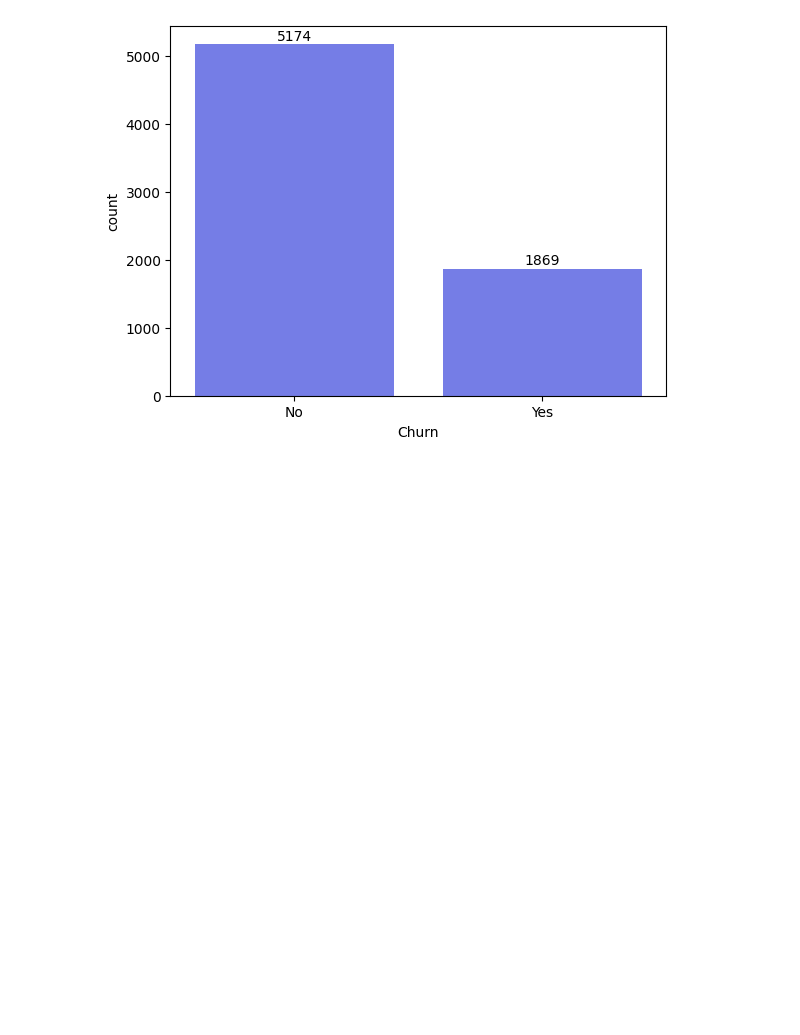
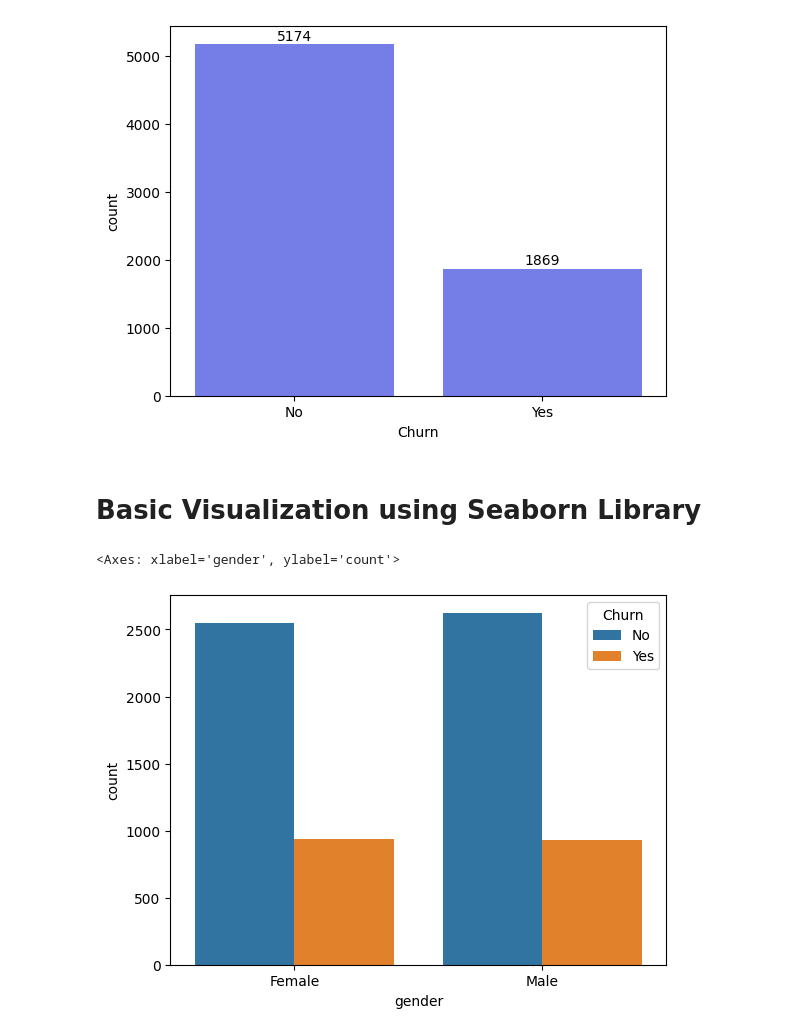
Before and after one commit to jahidhasan-dev/ML-in-python, a Jupyter notebook: class 07/class-07-practice.ipynb, the cells around one changed output. Drawn from its saved outputs; the diff is of its cells as text; code cells hidden in the pictures; blank space fills up the shorter version.

```diff
--- a/class 07/class-07-practice.ipynb
+++ b/class 07/class-07-practice.ipynb
@@ -138,5 +136,10 @@ for p in plt.gca().patches:
 plt.show()
 # %% [output]
 [figure]
+# %% [markdown]
+# Basic Visualization using Seaborn Library
 # %%
-#38min
+sns.countplot(x='gender', hue='Churn',data=df)
+# %% [output]
+<Axes: xlabel='gender', ylabel='count'>
+[figure, added]
```
Also changed, not shown: parts of 43 cells of this notebook, 1 other file.
